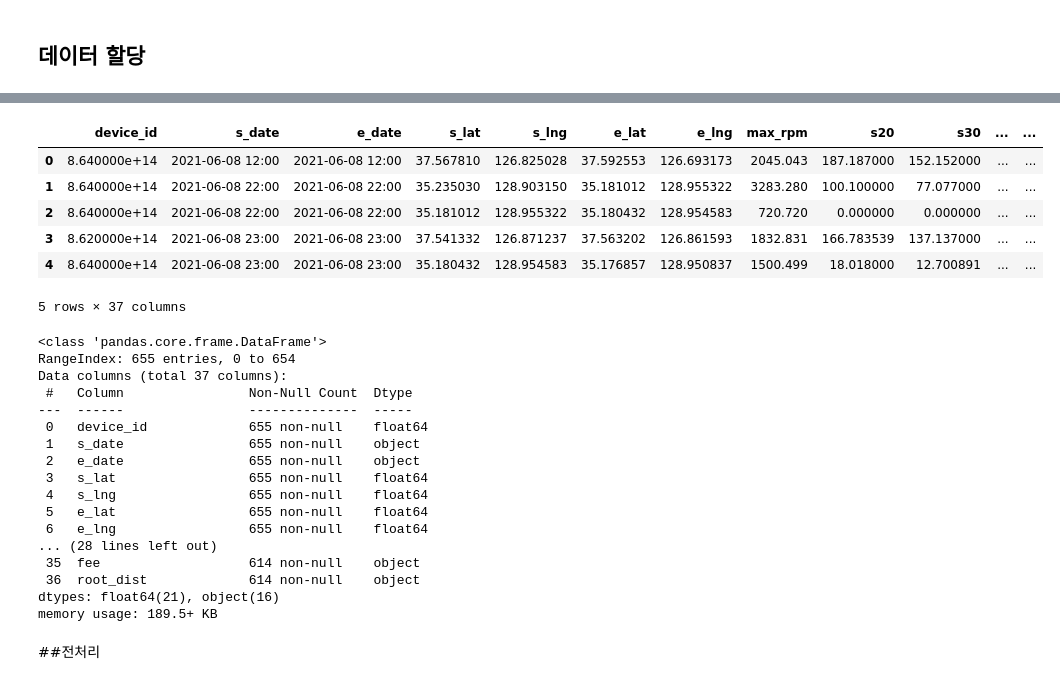
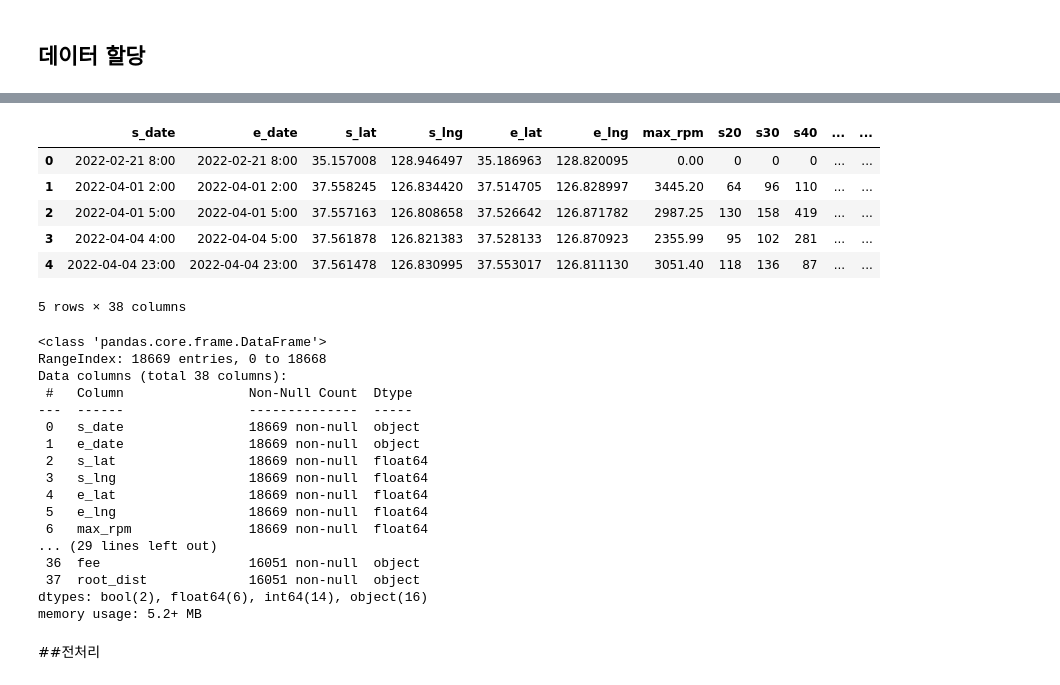
Before and after one commit to iterat1on/Realtime_abnomal_driving_detection, a Jupyter notebook: 공유자동차_final.ipynb, the cells around one changed output, grey strips where cells are left out. Drawn from its saved outputs; the diff is of its cells as text; code cells hidden in the pictures.

```diff
--- a/공유자동차_final.ipynb
+++ b/공유자동차_final.ipynb
@@ -534,36 +534,36 @@ import numpy as np
 import math
 import pandas as pd
 # %%
-df = pd.read_csv('./drive/MyDrive/airport_filtered.csv')
+df = pd.read_csv('./drive/MyDrive/df_full.csv')
 df.head()
 # %% [output]
-|  | device_id | s_date | e_date | s_lat | s_lng | e_lat | e_lng | max_rpm | s20 | s30 | ... | ... |
-| 0 | 8.640000e+14 | 2021-06-08 12:00 | 2021-06-08 12:00 | 37.567810 | 126.825028 | 37.592553 | 126.693173 | 2045.043 | 187.187000 | 152.152000 | ... | ... |
-| 1 | 8.640000e+14 | 2021-06-08 22:00 | 2021-06-08 22:00 | 35.235030 | 128.903150 | 35.181012 | 128.955322 | 3283.280 | 100.100000 | 77.077000 | ... | ... |
-| 2 | 8.640000e+14 | 2021-06-08 22:00 | 2021-06-08 22:00 | 35.181012 | 128.955322 | 35.180432 | 128.954583 | 720.720 | 0.000000 | 0.000000 | ... | ... |
-| 3 | 8.620000e+14 | 2021-06-08 23:00 | 2021-06-08 23:00 | 37.541332 | 126.871237 | 37.563202 | 126.861593 | 1832.831 | 166.783539 | 137.137000 | ... | ... |
-| 4 | 8.640000e+14 | 2021-06-08 23:00 | 2021-06-08 23:00 | 35.180432 | 128.954583 | 35.176857 | 128.950837 | 1500.499 | 18.018000 | 12.700891 | ... | ... |
+|  | s_date | e_date | s_lat | s_lng | e_lat | e_lng | max_rpm | s20 | s30 | s40 | ... | ... |
+| 0 | 2022-02-21 8:00 | 2022-02-21 8:00 | 35.157008 | 128.946497 | 35.186963 | 128.820095 | 0.00 | 0 | 0 | 0 | ... | ... |
+| 1 | 2022-04-01 2:00 | 2022-04-01 2:00 | 37.558245 | 126.834420 | 37.514705 | 126.828997 | 3445.20 | 64 | 96 | 110 | ... | ... |
+| 2 | 2022-04-01 5:00 | 2022-04-01 5:00 | 37.557163 | 126.808658 | 37.526642 | 126.871782 | 2987.25 | 130 | 158 | 419 | ... | ... |
+| 3 | 2022-04-04 4:00 | 2022-04-04 5:00 | 37.561878 | 126.821383 | 37.528133 | 126.870923 | 2355.99 | 95 | 102 | 281 | ... | ... |
+| 4 | 2022-04-04 23:00 | 2022-04-04 23:00 | 37.561478 | 126.830995 | 37.553017 | 126.811130 | 3051.40 | 118 | 136 | 87 | ... | ... |
-5 rows × 37 columns
+5 rows × 38 columns
 # %%
 df.info()
 # %% [output]
 <class 'pandas.core.frame.DataFrame'>
-RangeIndex: 655 entries, 0 to 654
-Data columns (total 37 columns):
+RangeIndex: 18669 entries, 0 to 18668
+Data columns (total 38 columns):
  #   Column                Non-Null Count  Dtype
 ---  ------                --------------  -----
- 0   device_id             655 non-null    float64
- 1   s_date                655 non-null    object
- 2   e_date                655 non-null    object
- 3   s_lat                 655 non-null    float64
- 4   s_lng                 655 non-null    float64
- 5   e_lat                 655 non-null    float64
- 6   e_lng                 655 non-null    float64
-... (28 lines left out)
- 35  fee                   614 non-null    object
- 36  root_dist             614 non-null    object
-dtypes: float64(21), object(16)
-memory usage: 189.5+ KB
+ 0   s_date                18669 non-null  object
+ 1   e_date                18669 non-null  object
+ 2   s_lat                 18669 non-null  float64
+ 3   s_lng                 18669 non-null  float64
+ 4   e_lat                 18669 non-null  float64
+ 5   e_lng                 18669 non-null  float64
+ 6   max_rpm               18669 non-null  float64
+... (29 lines left out)
+ 36  fee                   16051 non-null  object
+ 37  root_dist             16051 non-null  object
+dtypes: bool(2), float64(6), int64(14), object(16)
+memory usage: 5.2+ MB
 # %% [markdown]
 ##전처리
 # %% [markdown]
```
Also changed, not shown: parts of 12 cells of this notebook.
